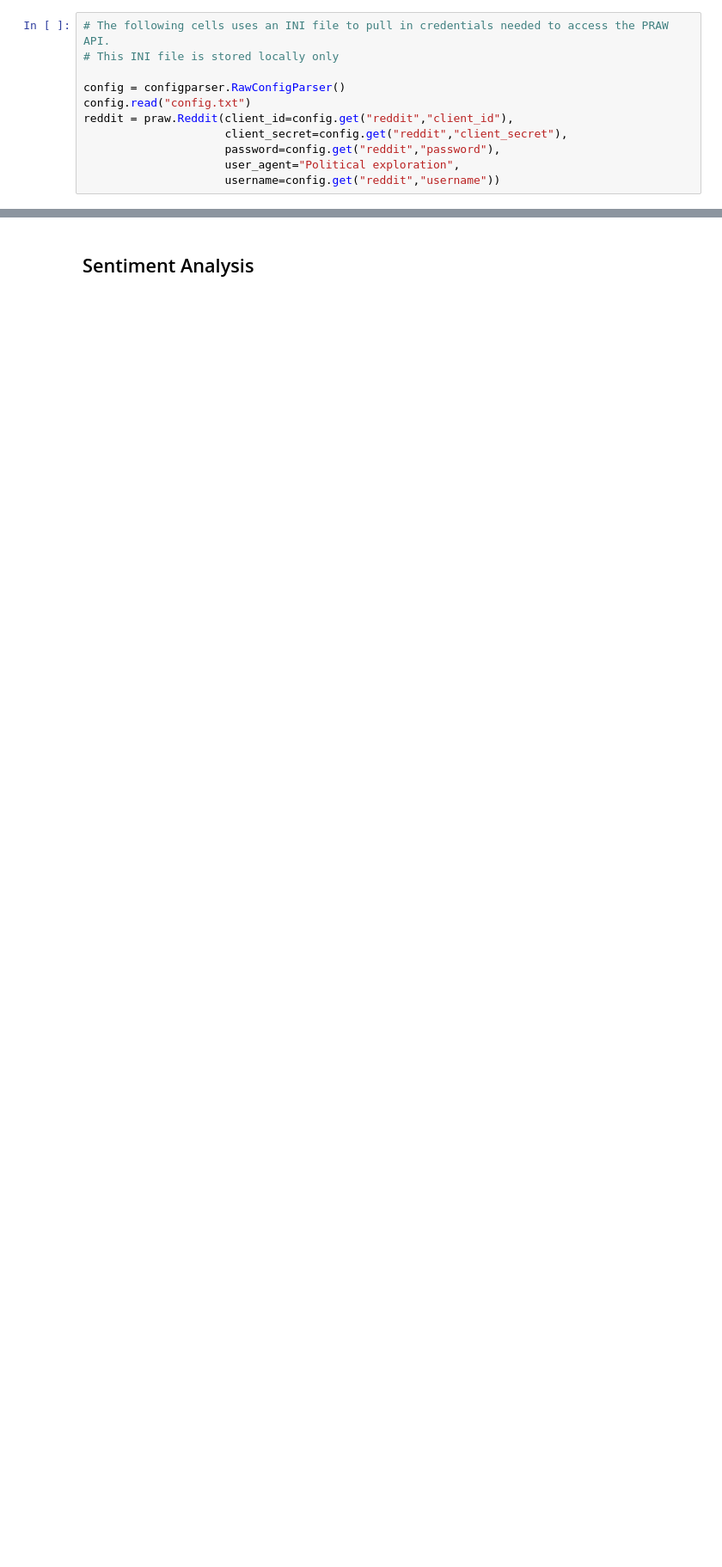
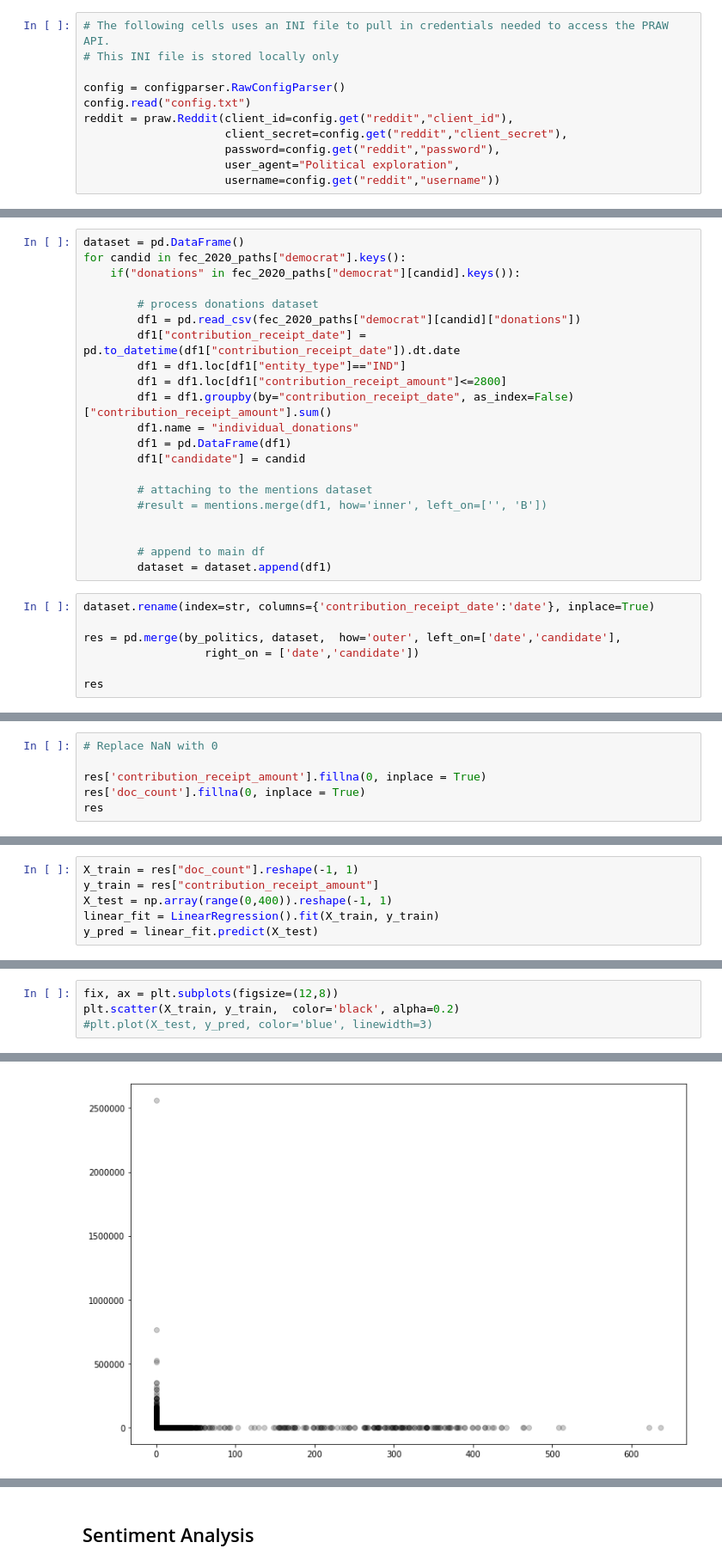
Before and after one commit to berkeley-politics-capstone/politics-capstone, a Jupyter notebook: src/reddit/Reddit API.ipynb, the cells around one changed output, grey strips where cells are left out. Shown: that part at 86% size. Drawn from its saved outputs; the diff is of its cells as text; blank space fills up the shorter version.

Commit message:
Code to download Reddit data, did first simple regression

```diff
--- a/src/reddit/Reddit API.ipynb
+++ b/src/reddit/Reddit API.ipynb
@@ -243,0 +277,28 @@ mentions
+# %%
+dataset = pd.DataFrame()
+for candid in fec_2020_paths["democrat"].keys():
+    if("donations" in fec_2020_paths["democrat"][candid].keys()):
+
+        # process donations dataset
+        df1 = pd.read_csv(fec_2020_paths["democrat"][candid]["donations"])
+        df1["contribution_receipt_date"] = pd.to_datetime(df1["contribution_receipt_date"]).dt.date
+        df1 = df1.loc[df1["entity_type"]=="IND"]
+        df1 = df1.loc[df1["contribution_receipt_amount"]<=2800]
+        df1 = df1.groupby(by="contribution_receipt_date", as_index=False)["contribution_receipt_amount"].sum()
+        df1.name = "individual_donations"
+        df1 = pd.DataFrame(df1)
+        df1["candidate"] = candid
+
+        # attaching to the mentions dataset
+        #result = mentions.merge(df1, how='inner', left_on=['', 'B'])
+
+
+        # append to main df
+        dataset = dataset.append(df1)
+# %%
+dataset.rename(index=str, columns={'contribution_receipt_date':'date'}, inplace=True)
+
+res = pd.merge(by_politics, dataset,  how='outer', left_on=['date','candidate'],
+                  right_on = ['date','candidate'])
+
+res
@@ -243,0 +324,6 @@ mentions
+# %%
+# Replace NaN with 0
+
+res['contribution_receipt_amount'].fillna(0, inplace = True)
+res['doc_count'].fillna(0, inplace = True)
+res
@@ -243,0 +349,6 @@ mentions
+# %%
+X_train = res["doc_count"].reshape(-1, 1)
+y_train = res["contribution_receipt_amount"]
+X_test = np.array(range(0,400)).reshape(-1, 1)
+linear_fit = LinearRegression().fit(X_train, y_train)
+y_pred = linear_fit.predict(X_test)
@@ -243,0 +359,5 @@ mentions
+# %%
+fix, ax = plt.subplots(figsize=(12,8))
+plt.scatter(X_train, y_train,  color='black', alpha=0.2)
+#plt.plot(X_test, y_pred, color='blue', linewidth=3)
+# %% [output]
@@ -243,0 +365 @@ mentions
+[figure, added]
```
Also changed, not shown: parts of 31 cells of this notebook.
